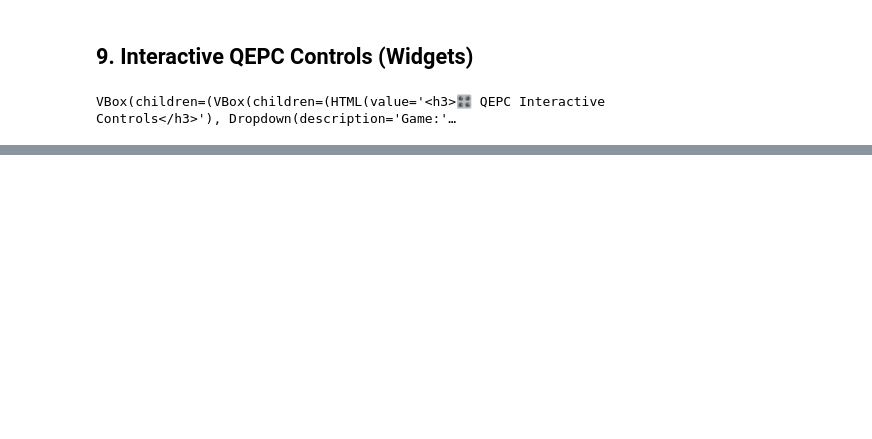
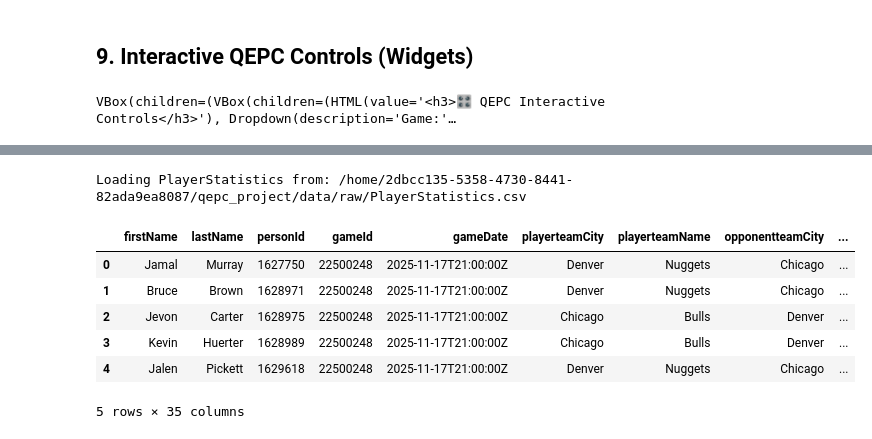
Before and after one commit to wjdorsey/qepc_project, a Jupyter notebook: notebooks/qepc_sandbox.ipynb, the cells around one changed output, grey strips where cells are left out. Saved outputs shown, nothing was run; the diff lists cells and outputs as text; code cells hidden in the pictures; blank space fills up the shorter version.

```diff
--- a/notebooks/qepc_sandbox.ipynb
+++ b/notebooks/qepc_sandbox.ipynb
@@ -420,0 +455,24 @@ VBox(children=(VBox(children=(HTML(value='<h3>🎛 QEPC Interactive Controls</h3
+# %%
+import pandas as pd
+
+# --- 10.1 Load PlayerStatistics from the QEPC data folder ---
+
+ps_path = project_root / "data" / "raw" / "PlayerStatistics.csv"
+print("Loading PlayerStatistics from:", ps_path)
+
+player_stats = pd.read_csv(
+    ps_path,
+    low_memory=False,
+    parse_dates=["gameDate"]
+)
+
+player_stats.head()
+# %% [output]
+Loading PlayerStatistics from: /home/2dbcc135-5358-4730-8441-82ada9ea8087/qepc_project/data/raw/PlayerStatistics.csv
+|  | firstName | lastName | personId | gameId | gameDate | playerteamCity | playerteamName | opponentteamCity | ... |
+| 0 | Jamal | Murray | 1627750 | 22500248 | 2025-11-17T21:00:00Z | Denver | Nuggets | Chicago | ... |
+| 1 | Bruce | Brown | 1628971 | 22500248 | 2025-11-17T21:00:00Z | Denver | Nuggets | Chicago | ... |
+| 2 | Jevon | Carter | 1628975 | 22500248 | 2025-11-17T21:00:00Z | Chicago | Bulls | Denver | ... |
+| 3 | Kevin | Huerter | 1628989 | 22500248 | 2025-11-17T21:00:00Z | Chicago | Bulls | Denver | ... |
+| 4 | Jalen | Pickett | 1629618 | 22500248 | 2025-11-17T21:00:00Z | Denver | Nuggets | Chicago | ... |
+5 rows × 35 columns
```
Also changed, not shown: parts of 6 cells of this notebook.
